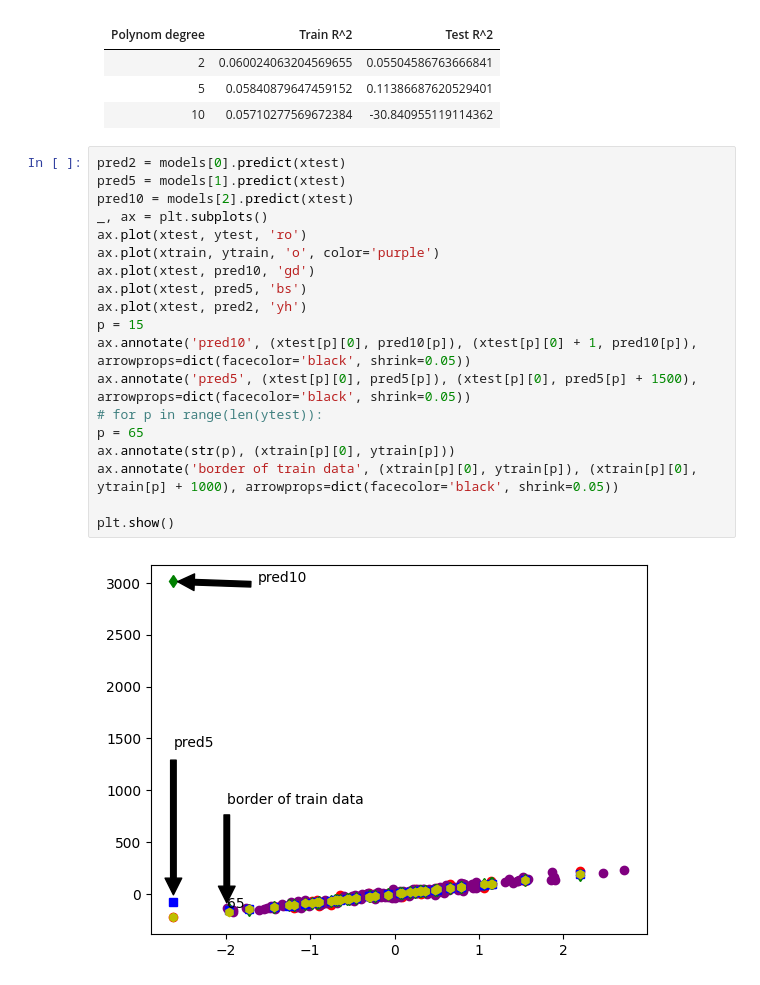
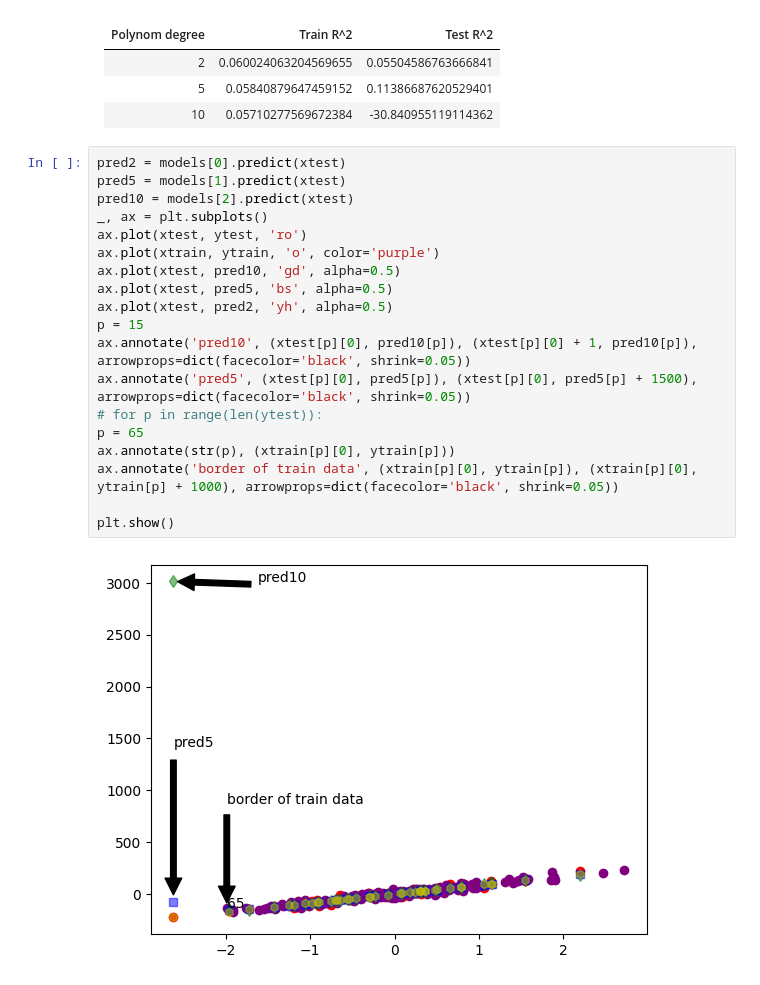
Before and after one commit to GolotsvanNikita/AI-Data-Science, a Jupyter notebook: works/work8.ipynb, the cells around one changed output. Drawn from its saved outputs; the diff is of its cells as text.

```diff
--- a/works/work8.ipynb
+++ b/works/work8.ipynb
@@ -83,21 +83,21 @@ md("|Polynom degree|Train R^2|Test R^2|\n|-|-|-|\n" + '\n'.join(f'|{degrees[i]}|
 # %%
 pred2 = models[0].predict(xtest)
 pred5 = models[1].predict(xtest)
 pred10 = models[2].predict(xtest)
 _, ax = plt.subplots()
 ax.plot(xtest, ytest, 'ro')
 ax.plot(xtrain, ytrain, 'o', color='purple')
-ax.plot(xtest, pred10, 'gd')
-ax.plot(xtest, pred5, 'bs')
-ax.plot(xtest, pred2, 'yh')
+ax.plot(xtest, pred10, 'gd', alpha=0.5)
+ax.plot(xtest, pred5, 'bs', alpha=0.5)
+ax.plot(xtest, pred2, 'yh', alpha=0.5)
 p = 15
 ax.annotate('pred10', (xtest[p][0], pred10[p]), (xtest[p][0] + 1, pred10[p]), arrowprops=dict(facecolor='black', shrink=0.05))
 ax.annotate('pred5', (xtest[p][0], pred5[p]), (xtest[p][0], pred5[p] + 1500), arrowprops=dict(facecolor='black', shrink=0.05))
 # for p in range(len(ytest)):
 p = 65
 ax.annotate(str(p), (xtrain[p][0], ytrain[p]))
 ax.annotate('border of train data', (xtrain[p][0], ytrain[p]), (xtrain[p][0], ytrain[p] + 1000), arrowprops=dict(facecolor='black', shrink=0.05))
 
 plt.show()
 # %% [output]
-[figure, old version]
+[figure, new version]
```
Also changed, not shown: 1 other file.
